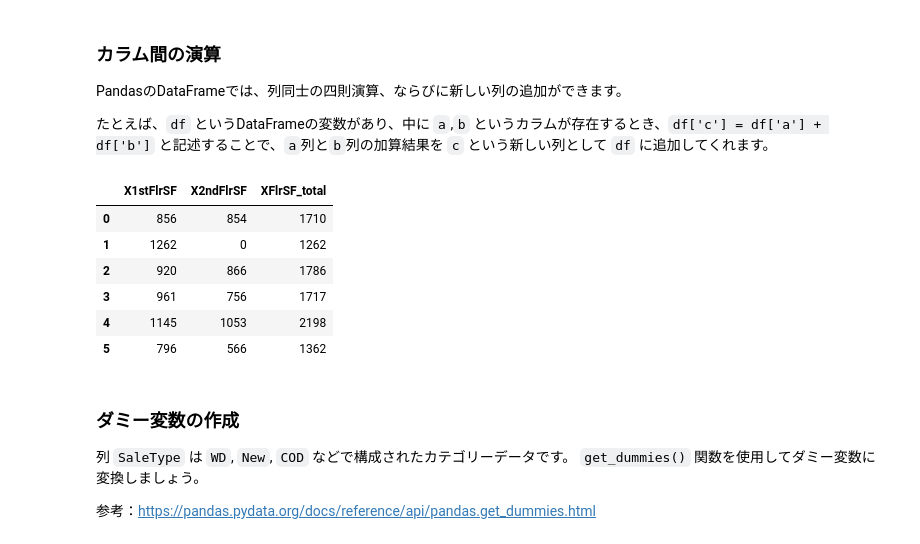
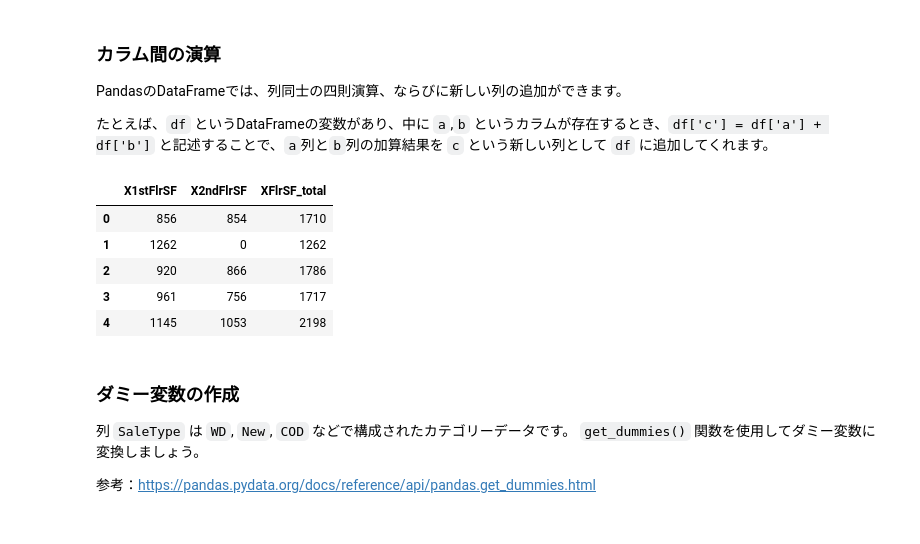
Before and after one commit to S-Y-code/aidev, a Jupyter notebook: Lesson05_Data-Preprocessing/課題1：住宅価格のデータの前処理.ipynb, the cells around one changed output. Cells and saved outputs as stored; diff of their text form; code cells hidden in the pictures.

```diff
--- a/Lesson05_Data-Preprocessing/課題1：住宅価格のデータの前処理.ipynb
+++ b/Lesson05_Data-Preprocessing/課題1：住宅価格のデータの前処理.ipynb
@@ -120,15 +120,14 @@ PandasのDataFrameでは、列同士の四則演算、ならびに新しい列
 dataset['XFlrSF_total']=dataset['X1stFlrSF']+dataset['X2ndFlrSF']
 # %%
 # datasetからloc関数を使用して「X1stFlrSF」と「X2ndFlrSF」、「XFlrSF_total」を先頭から5行分表示し、正しく追加されていることを確認する
-dataset.loc[:5,['X1stFlrSF','X2ndFlrSF','XFlrSF_total']]
+dataset.loc[:4,['X1stFlrSF','X2ndFlrSF','XFlrSF_total']]
 # %% [output]
 |  | X1stFlrSF | X2ndFlrSF | XFlrSF_total |
 | 0 | 856 | 854 | 1710 |
 | 1 | 1262 | 0 | 1262 |
 | 2 | 920 | 866 | 1786 |
 | 3 | 961 | 756 | 1717 |
 | 4 | 1145 | 1053 | 2198 |
-| 5 | 796 | 566 | 1362 |
 # %% [markdown]
  ### ダミー変数の作成
 
```
